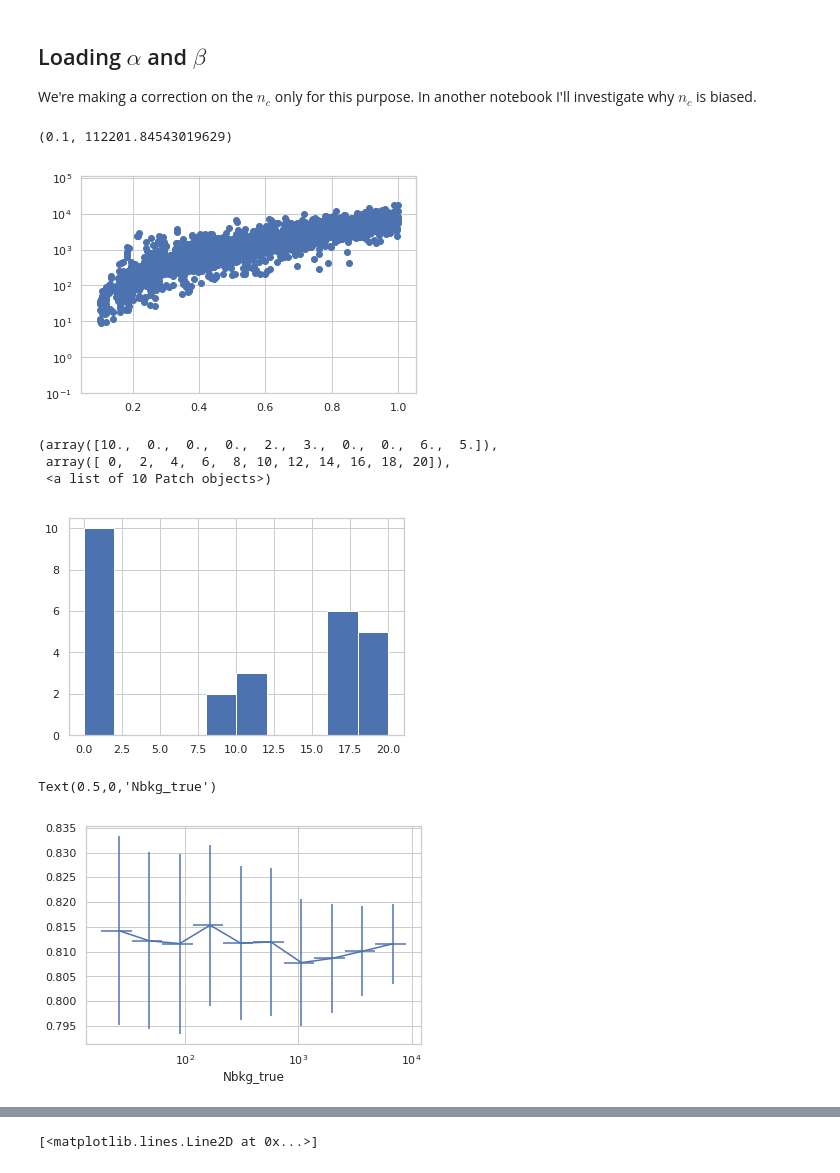
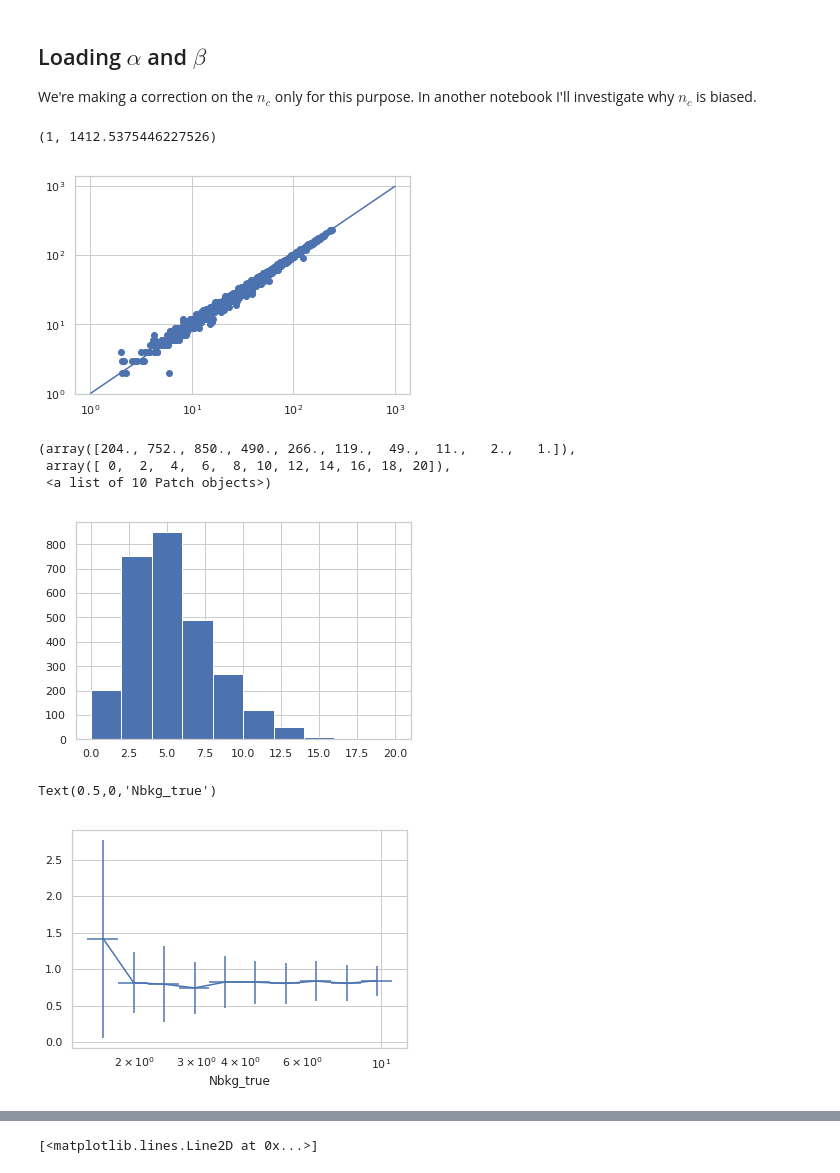
Before and after one commit to estevesjh/ccopa, a Jupyter notebook: notebooks/BayesianDev/2.1-BackgroundShotNoise.ipynb, the cells around one changed output, grey strips where cells are left out. Cells and saved outputs as stored; diff of their text form; code cells hidden in the pictures.

```diff
--- a/notebooks/BayesianDev/2.1-BackgroundShotNoise.ipynb
+++ b/notebooks/BayesianDev/2.1-BackgroundShotNoise.ipynb
@@ -26,3 +26,7 @@ cfg='/home/s1/jesteves/git/ccopa/config_files/config_copa_dc2.yaml'
 dataset='cosmoDC2'
 
 copa = copacabana(cfg,dataset=dataset)
+# %%
+root = '/home/s1/jesteves/git/buzzardAnalysis/mainAnalysis/'
+cfg=root+'config_buzzard_v2.yaml'
+copa = copacabana(cfg)
@@ -29,3 +62,6 @@ copa = copacabana(cfg,dataset=dataset)
+# %%
+run_name = 'gauss003_r200_02Lstar_dk14_nbkg_true'
+cat = copa.load_copa_out('cluster',run_name)
 # %%
 run_name = u'gauss003-v2-r200-ztest'
 cat = copa.load_copa_out('cluster',run_name)
@@ -51,19 +87,20 @@ snr_probs_true= Ngt/np.sqrt(Ngt+nbkgp_true)
 # %%
 zcls = cat['redshift']
 # %%
-plt.scatter(zcls,nbkgc_true)
-plt.yscale('log')
-plt.ylim(0.1,)
+plt.loglog()
+plt.scatter(Ng,Ngt)
+plt.plot([1,1000],[1,1000])
+plt.ylim(1,)
 # %% [output]
-(0.1, 112201.84543019629)
+(1, 1412.5375446227526)
-[figure, old version]
+[figure, new version]
 # %%
 plt.hist(nbkgc_true,bins=np.arange(0,22,2))
 # %% [output]
-(array([10.,  0.,  0.,  0.,  2.,  3.,  0.,  0.,  6.,  5.]),
+(array([204., 752., 850., 490., 266., 119.,  49.,  11.,   2.,   1.]),
  array([ 0,  2,  4,  6,  8, 10, 12, 14, 16, 18, 20]),
  <a list of 10 Patch objects>)
-[figure, old version]
+[figure, new version]
 # %%
 def get_bins(variable,xedges):
     nbins   = len(xedges)-1
@@ -111,7 +148,7 @@ plt.xlabel('Nbkg_true')
 # plt.xlim(5,)
 # %% [output]
 Text(0.5,0,'Nbkg_true')
-[figure, old version]
+[figure, new version]
 # %%
 xmed,ymed,xerr,yerr = bin_count_residual(nbkgc_true,nbkgc)
 
```
Also changed, not shown: parts of 9 cells of this notebook, 26 other files.
